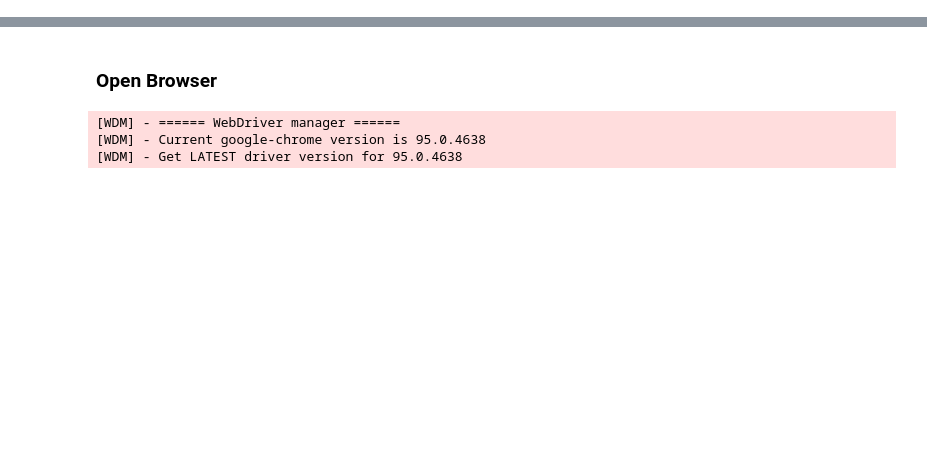
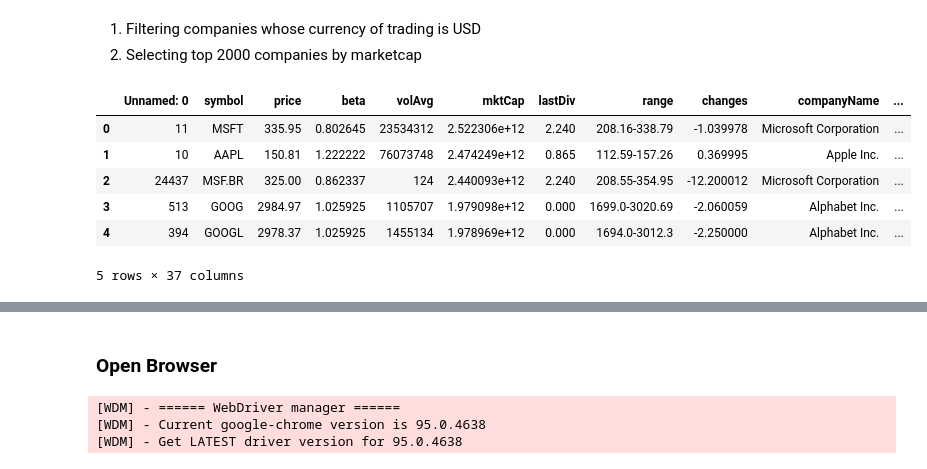
Before and after one commit to ShrivatsAgrawal/CIS550_Project_OPUS, a Jupyter notebook: Scripts/Indeed Scraper.ipynb, the cells around one changed output, grey strips where cells are left out. Saved outputs shown, nothing was run; the diff lists cells and outputs as text; code cells hidden in the pictures; blank space fills up the shorter version.

```diff
--- a/Scripts/Indeed Scraper.ipynb
+++ b/Scripts/Indeed Scraper.ipynb
@@ -43,0 +61,3 @@ def open_browser():
+# %% [markdown]
+1. Filtering companies whose currency of trading is USD
+2. Selecting top 2000 companies by marketcap
@@ -43,0 +66,10 @@ def open_browser():
+# %%
+df_companies_filtered.head()
+# %% [output]
+|  | Unnamed: 0 | symbol | price | beta | volAvg | mktCap | lastDiv | range | changes | companyName | ... |
+| 0 | 11 | MSFT | 335.95 | 0.802645 | 23534312 | 2.522306e+12 | 2.240 | 208.16-338.79 | -1.039978 | Microsoft Corporation | ... |
+| 1 | 10 | AAPL | 150.81 | 1.222222 | 76073748 | 2.474249e+12 | 0.865 | 112.59-157.26 | 0.369995 | Apple Inc. | ... |
+| 2 | 24437 | MSF.BR | 325.00 | 0.862337 | 124 | 2.440093e+12 | 2.240 | 208.55-354.95 | -12.200012 | Microsoft Corporation | ... |
+| 3 | 513 | GOOG | 2984.97 | 1.025925 | 1105707 | 1.979098e+12 | 0.000 | 1699.0-3020.69 | -2.060059 | Alphabet Inc. | ... |
+| 4 | 394 | GOOGL | 2978.37 | 1.025925 | 1455134 | 1.978969e+12 | 0.000 | 1694.0-3012.3 | -2.250000 | Alphabet Inc. | ... |
+5 rows × 37 columns
```
Also changed, not shown: parts of 18 cells of this notebook, 1 other file.
